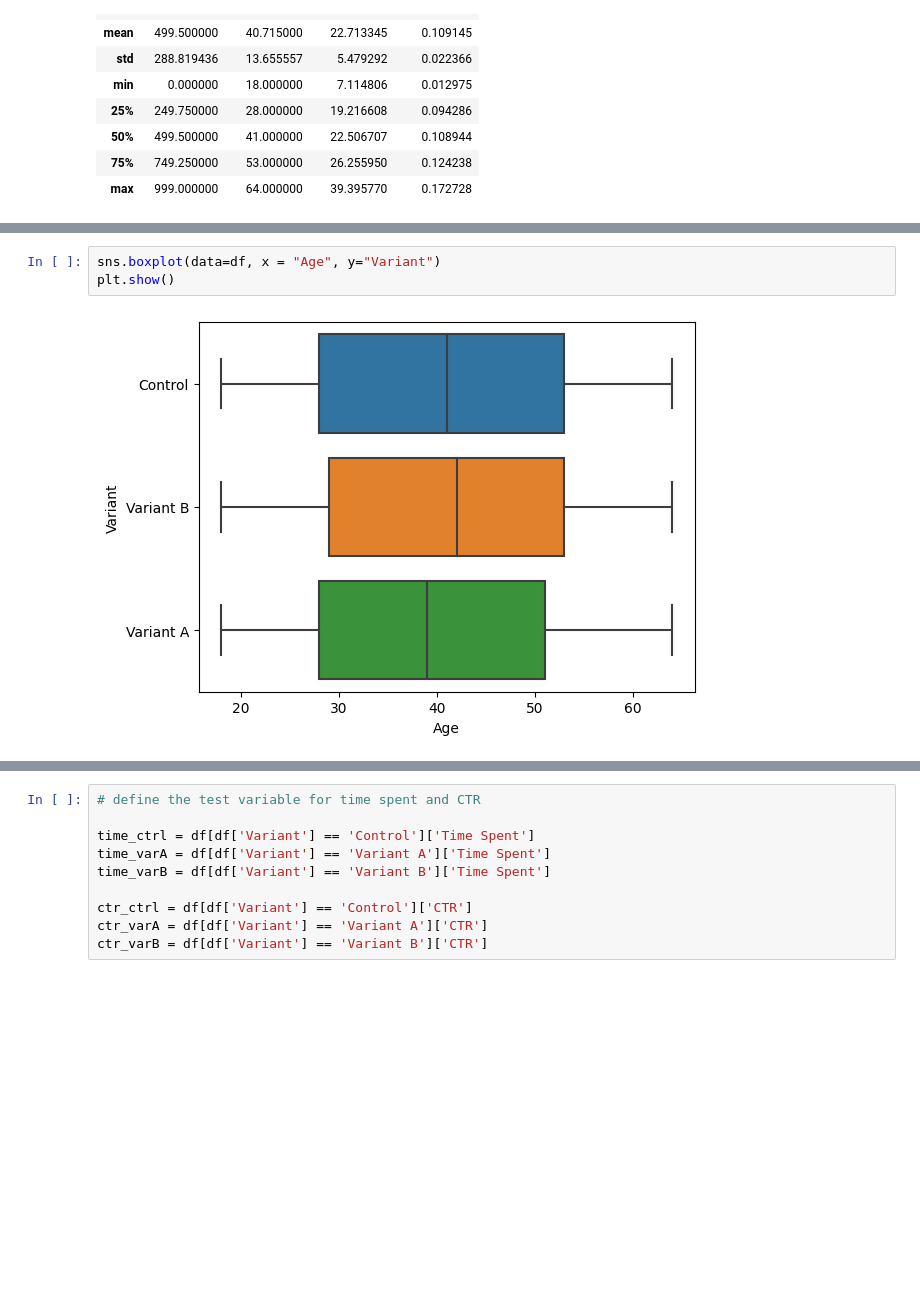
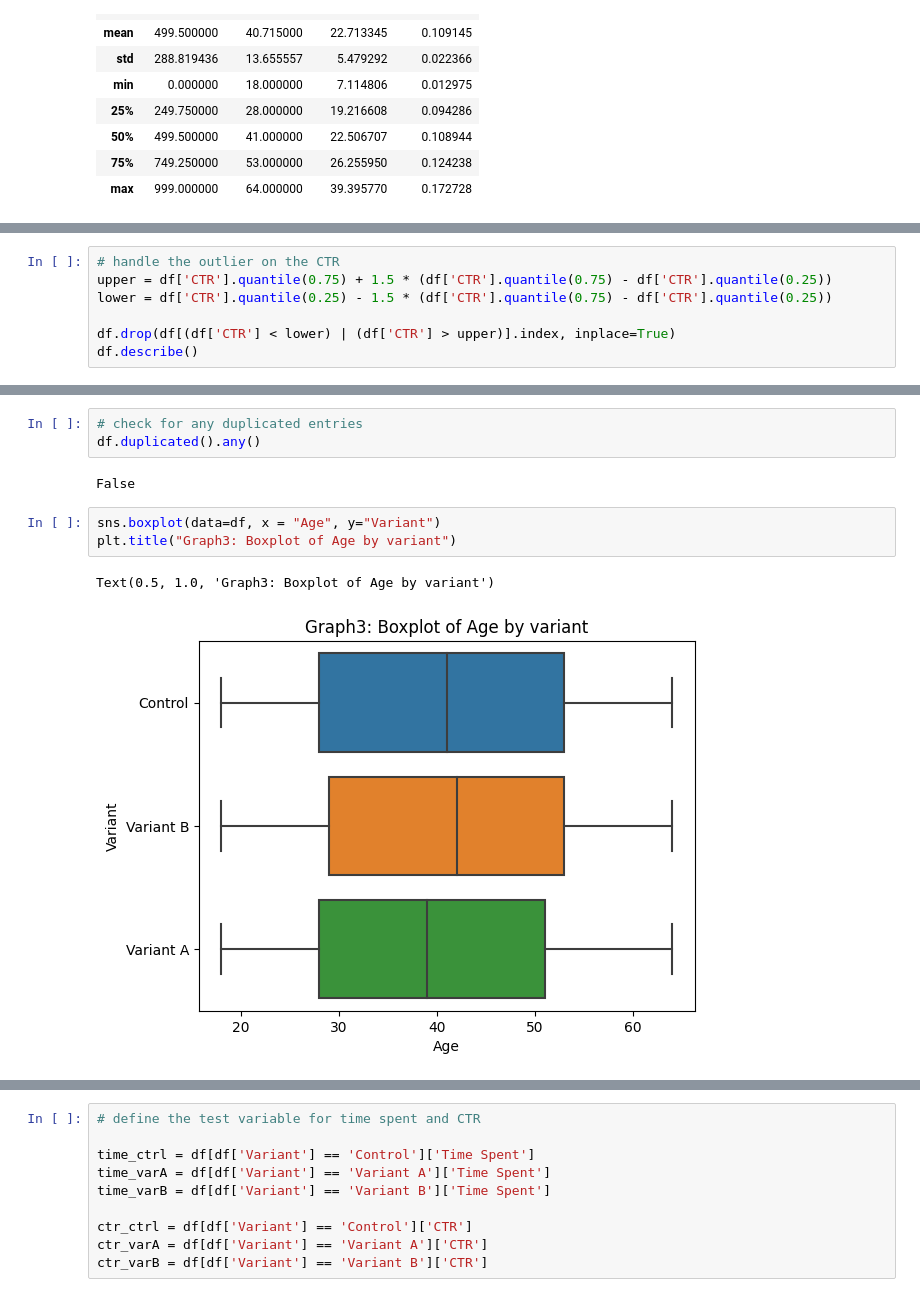
Before and after one commit to chihang1224/schulich_data_science, a Jupyter notebook: Assignment_2.ipynb, the cells around one changed output, grey strips where cells are left out. Cells and saved outputs as stored; diff of their text form; blank space fills up the shorter version.

Commit message:
Outlier removed, assignment completed

```diff
--- a/Assignment_2.ipynb
+++ b/Assignment_2.ipynb
@@ -61,0 +103,7 @@ plt.show
+# %%
+# handle the outlier on the CTR
+upper = df['CTR'].quantile(0.75) + 1.5 * (df['CTR'].quantile(0.75) - df['CTR'].quantile(0.25))
+lower = df['CTR'].quantile(0.25) - 1.5 * (df['CTR'].quantile(0.75) - df['CTR'].quantile(0.25))
+
+df.drop(df[(df['CTR'] < lower) | (df['CTR'] > upper)].index, inplace=True)
+df.describe()
@@ -62,7 +120,13 @@ plt.show
+# %%
+# check for any duplicated entries
+df.duplicated().any()
+# %% [output]
+False
 # %%
 sns.boxplot(data=df, x = "Age", y="Variant")
-plt.show()
+plt.title("Graph3: Boxplot of Age by variant")
 # %% [output]
+Text(0.5, 1.0, 'Graph3: Boxplot of Age by variant')
-[figure, old version]
+[figure, new version]
 # %%
 sns.histplot(data=df, x = "Location", hue="Variant")
```
Also changed, not shown: parts of 24 cells of this notebook.
